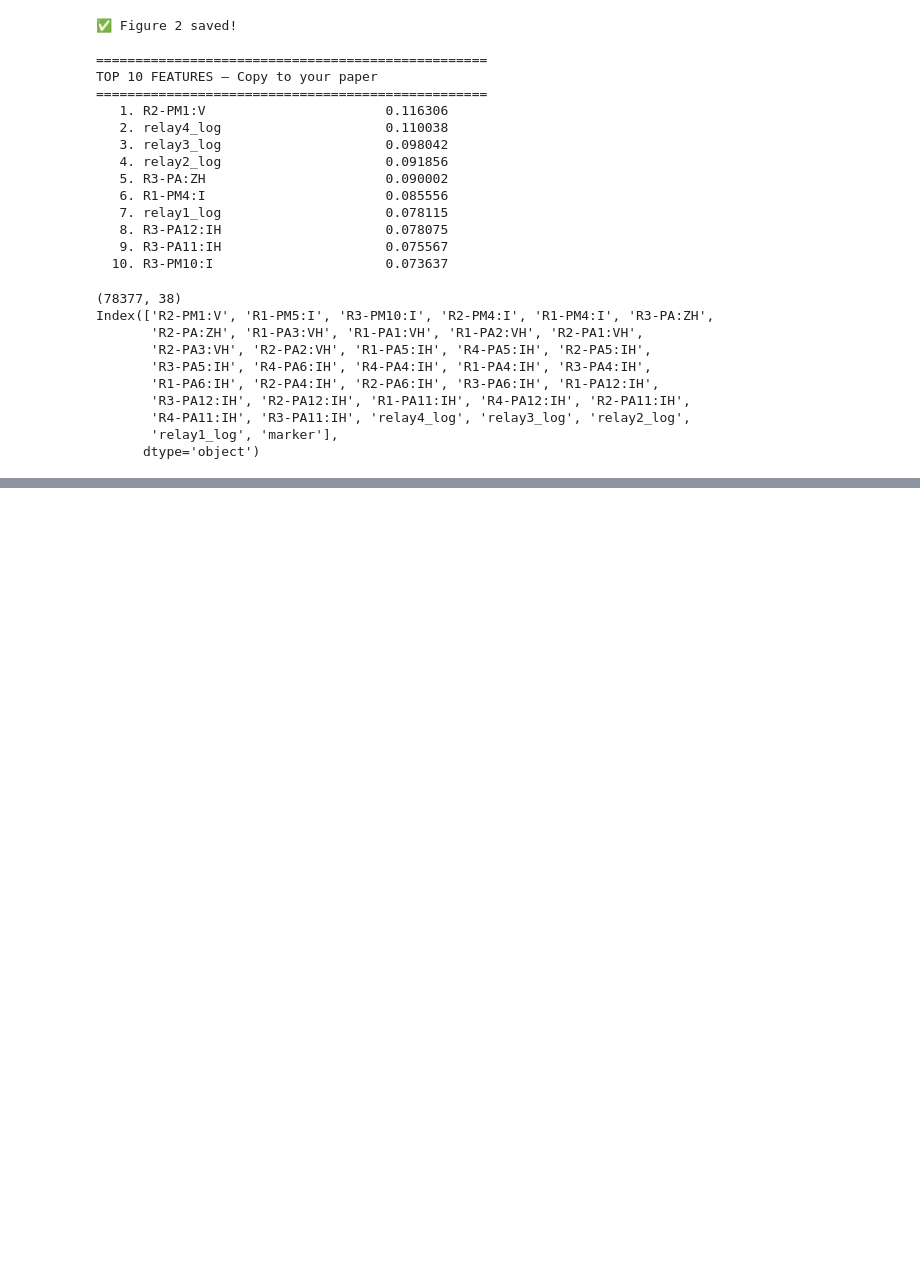
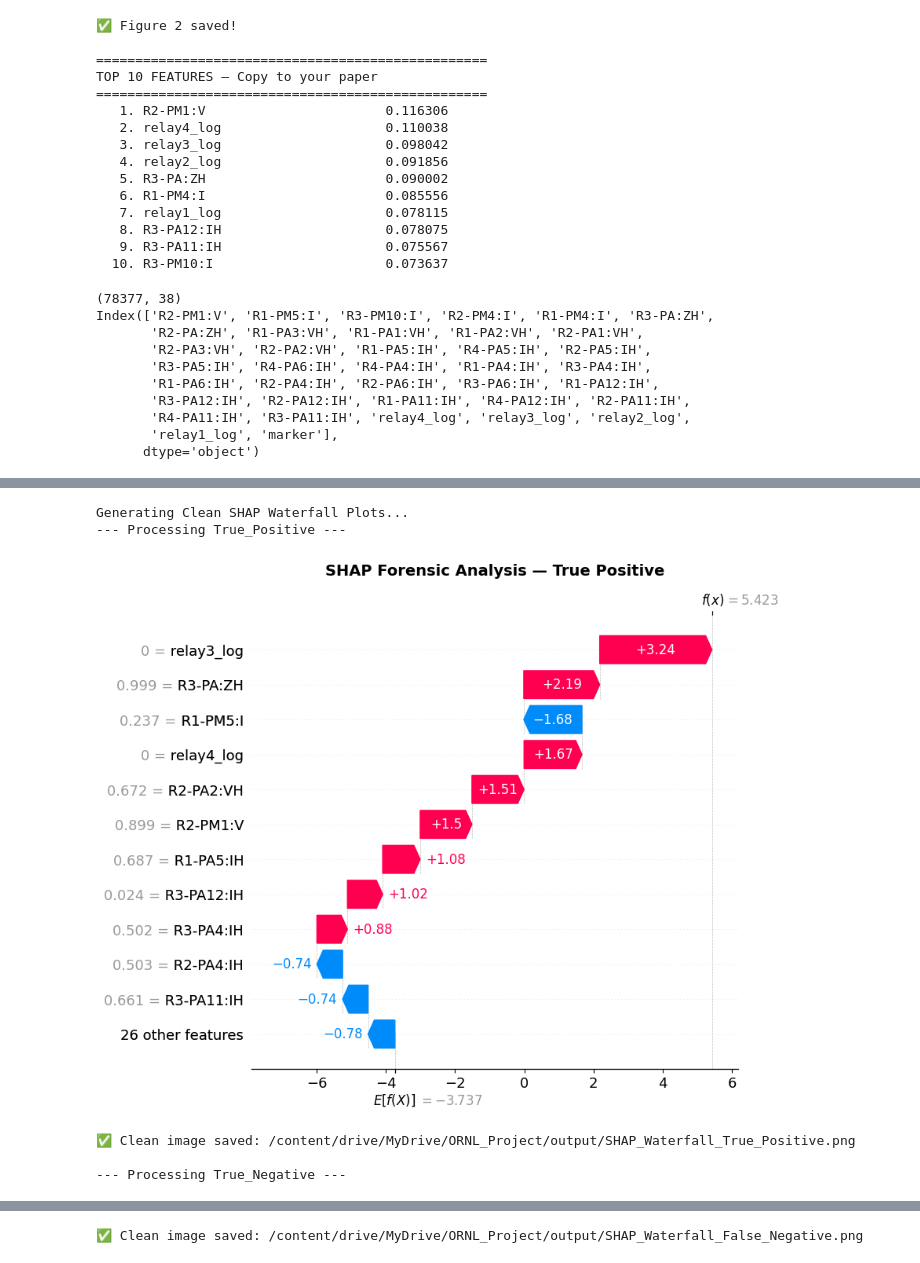
Before and after one commit to Rownak-2210037/Smart_grid_fault_data_detection, a Jupyter notebook: train_DL.ipynb, the cells around one changed output, grey strips where cells are left out. Saved outputs shown, nothing was run; the diff lists cells and outputs as text; code cells hidden in the pictures; blank space fills up the shorter version.

Commit message:
shap analysed

```diff
--- a/train_DL.ipynb
+++ b/train_DL.ipynb
@@ -732,0 +949,79 @@ Index(['R2-PM1:V', 'R1-PM5:I', 'R3-PM10:I', 'R2-PM4:I', 'R1-PM4:I', 'R3-PA:ZH',
+# %%
+!pip install shap -q
+import shap
+import matplotlib.pyplot as plt
+import numpy as np
+import pandas as pd
+import torch
+
+# 0. LOAD FEATURE NAMES
+df_temp = pd.read_csv("/content/drive/MyDrive/ORNL_Project/output/features_top_40.csv", nrows=0)
+feature_names = [c for c in df_temp.columns if c != 'marker']
+
+# 1. SETUP EXPLAINER
+model.eval()
+background_samples = X_train_t[:100].to(torch.device('cpu'))
+explainer = shap.GradientExplainer(model, background_samples)
+
+with torch.no_grad():
+    bg_outputs = model(background_samples)
+    base_val = bg_outputs.mean(dim=0)[1].item() # Attack class base value
+
+with torch.no_grad():
+    outputs = model(X_test_t)
+    _, predicted = torch.max(outputs, dim=1)
+
+y_true_np = y_test_t.numpy()
+y_pred_np = predicted.numpy()
+attack_idx = le.transform(['Attack'])[0] if 'Attack' in le.classes_ else 1
+
+# 2. FIND SAMPLE INDICES
+cases = {
+    "True_Positive": np.where((y_true_np == attack_idx) & (y_pred_np == attack_idx))[0][0],
+    "True_Negative": np.where((y_true_np != attack_idx) & (y_pred_np != attack_idx))[0][0],
+    "False_Positive": np.where((y_true_np != attack_idx) & (y_pred_np == attack_idx))[0][0],
+    "False_Negative": np.where((y_true_np == attack_idx) & (y_pred_np != attack_idx))[0][0]
+}
+
+# 3. ROUND VALUES TO 3 DECIMALS SO TEXT IS CLEAN AND SHORT!
+X_test_orig = np.round(scaler.inverse_transform(X_test[:, -1, :]), 3)
+
+print("\nGenerating Clean SHAP Waterfall Plots...")
+for case_name, idx in cases.items():
+    print(f"--- Processing {case_name} ---")
+
+    sample_tensor = X_test_t[idx:idx+1]
+    shap_vals = explainer.shap_values(sample_tensor)
+
+    if isinstance(shap_vals, list):
+        sal_seq = shap_vals[attack_idx][0]
+    else:
+        sal_seq = shap_vals[0, :, :, attack_idx] if shap_vals.ndim == 4 else shap_vals[0]
+
+    feature_shap_contributions = np.sum(sal_seq, axis=0)
+
+    # Create a SHAP Explanation object for clean modern plotting
+    explanation = shap.Explanation(
+        values=feature_shap_contributions,
+        base_values=base_val,
+        data=X_test_orig[idx],
+        feature_names=feature_names
+    )
+
+    # Generate a vertical WATERFALL plot (Zero overlapping text!)
+    plt.figure(figsize=(10, 6))
+    shap.plots.waterfall(explanation, max_display=12, show=False)
+
+    plt.title(f"SHAP Forensic Analysis — {case_name.replace('_', ' ')}", fontsize=14, fontweight='bold', pad=15)
+
+    filename = f"/content/drive/MyDrive/ORNL_Project/output/SHAP_Waterfall_{case_name}.png"
+    plt.savefig(filename, dpi=1000, bbox_inches='tight')
+    plt.show()
+    print(f"✅ Clean image saved: {filename}\n")
+# %% [output]
+Generating Clean SHAP Waterfall Plots...
+--- Processing True_Positive ---
+[figure, added]
+✅ Clean image saved: /content/drive/MyDrive/ORNL_Project/output/SHAP_Waterfall_True_Positive.png
+
+--- Processing True_Negative ---
@@ -732,0 +1037 @@ Index(['R2-PM1:V', 'R1-PM5:I', 'R3-PM10:I', 'R2-PM4:I', 'R1-PM4:I', 'R3-PA:ZH',
+✅ Clean image saved: /content/drive/MyDrive/ORNL_Project/output/SHAP_Waterfall_False_Negative.png
```
Also changed, not shown: parts of 7 cells of this notebook.
